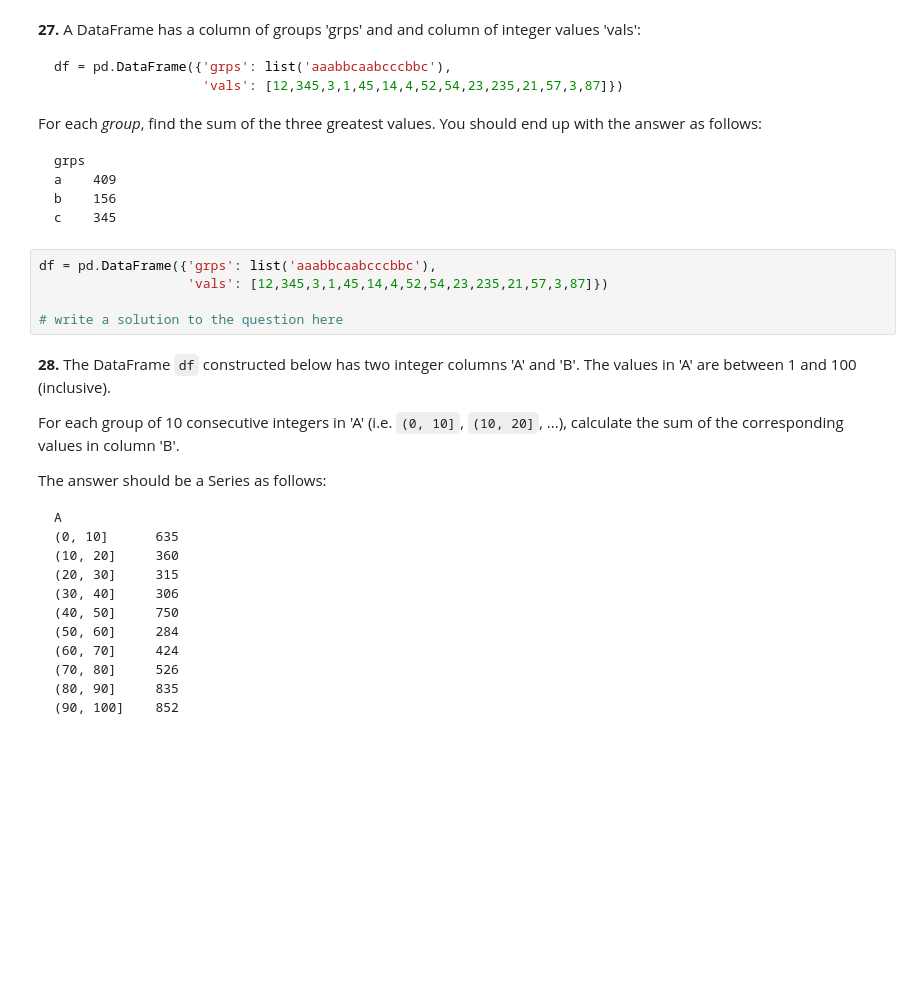
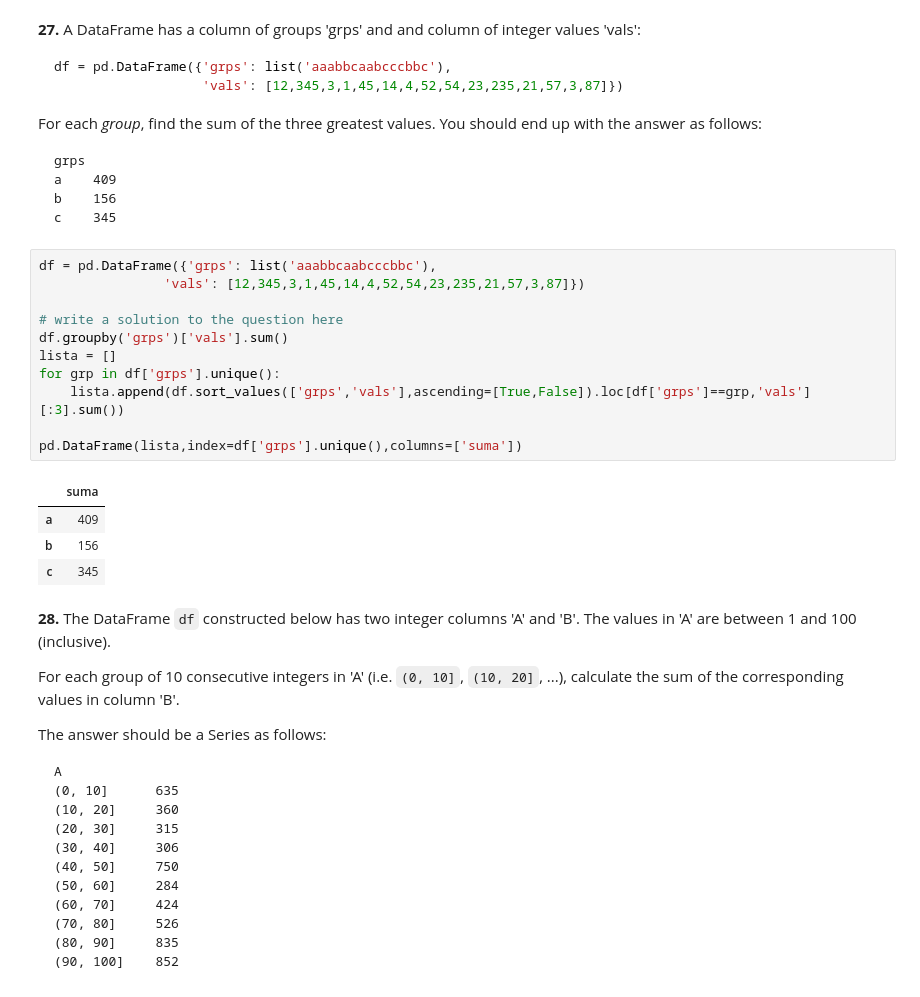
Before and after one commit to haroldeustaquio/Python-Coding-Challenges, a Jupyter notebook: 100 Pandas Puzzles/100-pandas-puzzles.ipynb, the cells around one changed output. Drawn from its saved outputs; the diff is of its cells as text; blank space fills up the shorter version.

````diff
--- a/100 Pandas Puzzles/100-pandas-puzzles.ipynb
+++ b/100 Pandas Puzzles/100-pandas-puzzles.ipynb
@@ -293,9 +261,20 @@ c    345
 ```
 # %%
 df = pd.DataFrame({'grps': list('aaabbcaabcccbbc'),
-                   'vals': [12,345,3,1,45,14,4,52,54,23,235,21,57,3,87]})
+                'vals': [12,345,3,1,45,14,4,52,54,23,235,21,57,3,87]})
 
 # write a solution to the question here
+df.groupby('grps')['vals'].sum()
+lista = []
+for grp in df['grps'].unique():
+    lista.append(df.sort_values(['grps','vals'],ascending=[True,False]).loc[df['grps']==grp,'vals'][:3].sum())
+
+pd.DataFrame(lista,index=df['grps'].unique(),columns=['suma'])
+# %% [output]
+|  | suma |
+| a | 409 |
+| b | 156 |
+| c | 345 |
 # %% [markdown]
 **28.** The DataFrame `df` constructed below has two integer columns 'A' and 'B'. The values in 'A' are between 1 and 100 (inclusive).
 
````
Also changed, not shown: parts of 9 cells of this notebook.
